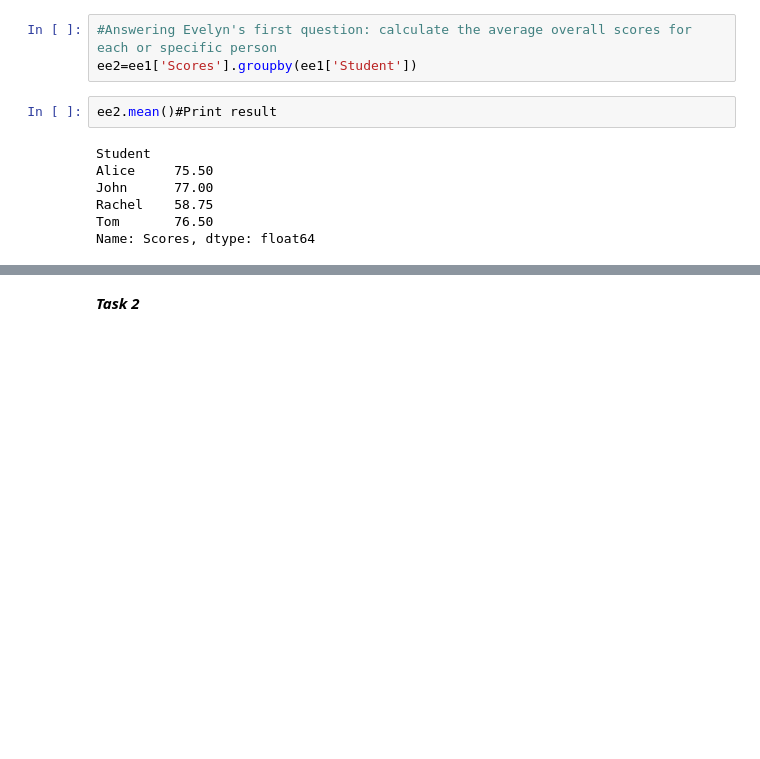
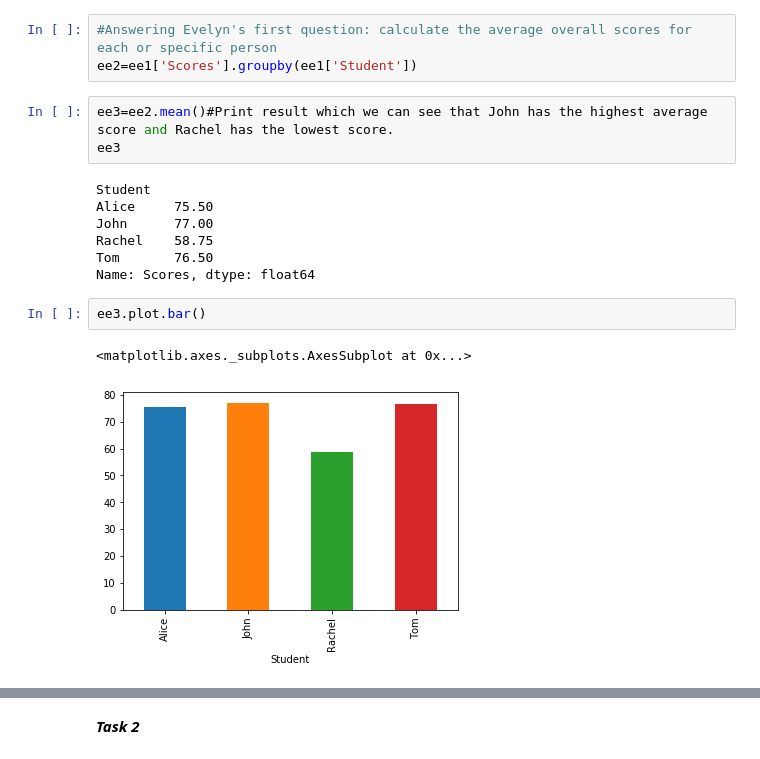
Before and after one commit to ak47m1a1/DBDA-python, a Jupyter notebook: R_Li_Project3.ipynb, the cells around one changed output, grey strips where cells are left out. Saved outputs shown, nothing was run; the diff lists cells and outputs as text; blank space fills up the shorter version.

```diff
--- a/R_Li_Project3.ipynb
+++ b/R_Li_Project3.ipynb
@@ -72,14 +72,20 @@ ee1
 # %%
 #Answering Evelyn's first question: calculate the average overall scores for each or specific person
 ee2=ee1['Scores'].groupby(ee1['Student'])
-# %%
-ee2.mean()#Print result
-# %% [output]
-Student
-Alice     75.50
-John      77.00
-Rachel    58.75
-Tom       76.50
-Name: Scores, dtype: float64
+# %%
+ee3=ee2.mean()#Print result which we can see that John has the highest average score and Rachel has the lowest score.
+ee3
+# %% [output]
+Student
+Alice     75.50
+John      77.00
+Rachel    58.75
+Tom       76.50
+Name: Scores, dtype: float64
+# %%
+ee3.plot.bar()
+# %% [output]
+<matplotlib.axes._subplots.AxesSubplot at 0x...>
+[figure, added]
 # %%
 #Answering second question and print: The highest or lowest scores in certain subject
```
Also changed, not shown: parts of 4 cells of this notebook.
